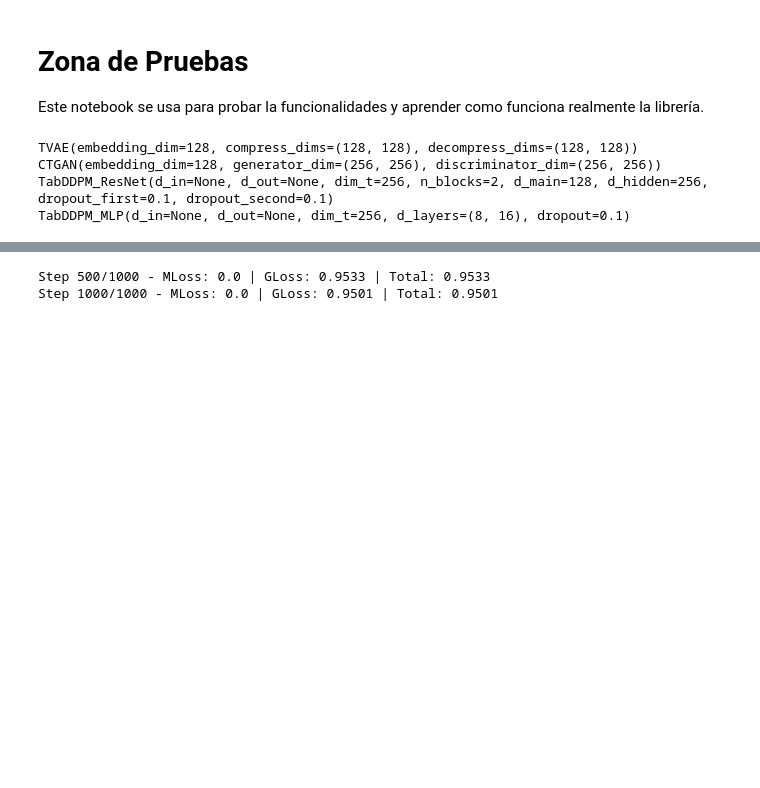
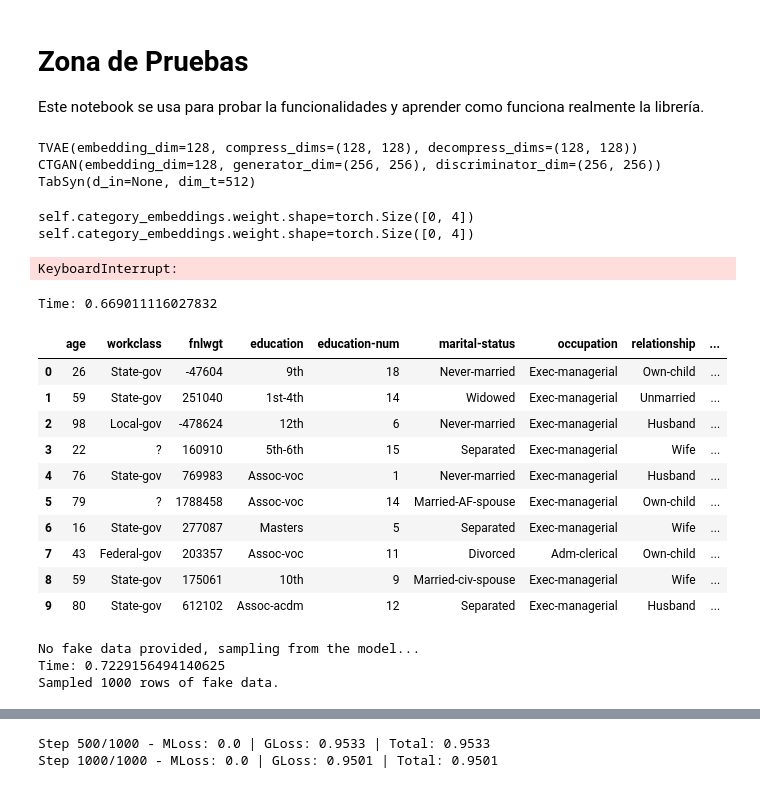
Before and after one commit to diegovelilla/TFG, a Jupyter notebook: notebook_test_diffusion.ipynb, the cells around one changed output, grey strips where cells are left out. Saved outputs shown, nothing was run; the diff lists cells and outputs as text; code cells hidden in the pictures; blank space fills up the shorter version.

```diff
--- a/notebook_test_diffusion.ipynb
+++ b/notebook_test_diffusion.ipynb
@@ -15,13 +16,13 @@ tabddpm_mlp = TabDDPM_MLP()
 # %%
 print(tvae)
 print(ctgan)
-print(tabddpm_resnet)
-print(tabddpm_mlp)
+# print(tabddpm_resnet)
+# print(tabddpm_mlp)
+print(tabsyn)
 # %% [output]
 TVAE(embedding_dim=128, compress_dims=(128, 128), decompress_dims=(128, 128))
 CTGAN(embedding_dim=128, generator_dim=(256, 256), discriminator_dim=(256, 256))
-TabDDPM_ResNet(d_in=None, d_out=None, dim_t=256, n_blocks=2, d_main=128, d_hidden=256, dropout_first=0.1, dropout_second=0.1)
-TabDDPM_MLP(d_in=None, d_out=None, dim_t=256, d_layers=(8, 16), dropout=0.1)
+TabSyn(d_in=None, dim_t=512)
 # %%
 discrete_columns = [
     'workclass',
@@ -36,3 +37,35 @@ discrete_columns = [
 ]
 epochs=1000
 verbose=True
+# %%
+tabsyn.fit(real_data, discrete_columns=discrete_columns, vae_epochs=600, diffusion_steps=500)
+# %% [output]
+self.category_embeddings.weight.shape=torch.Size([0, 4])
+self.category_embeddings.weight.shape=torch.Size([0, 4])
+KeyboardInterrupt:
+# %%
+samples = tabsyn.sample(10)
+# %% [output]
+Time: 0.669011116027832
+# %%
+samples
+# %% [output]
+|  | age | workclass | fnlwgt | education | education-num | marital-status | occupation | relationship | ... |
+| 0 | 26 | State-gov | -47604 | 9th | 18 | Never-married | Exec-managerial | Own-child | ... |
+| 1 | 59 | State-gov | 251040 | 1st-4th | 14 | Widowed | Exec-managerial | Unmarried | ... |
+| 2 | 98 | Local-gov | -478624 | 12th | 6 | Never-married | Exec-managerial | Husband | ... |
+| 3 | 22 | ? | 160910 | 5th-6th | 15 | Separated | Exec-managerial | Wife | ... |
+| 4 | 76 | State-gov | 769983 | Assoc-voc | 1 | Never-married | Exec-managerial | Husband | ... |
+| 5 | 79 | ? | 1788458 | Assoc-voc | 14 | Married-AF-spouse | Exec-managerial | Own-child | ... |
+| 6 | 16 | State-gov | 277087 | Masters | 5 | Separated | Exec-managerial | Wife | ... |
+| 7 | 43 | Federal-gov | 203357 | Assoc-voc | 11 | Divorced | Adm-clerical | Own-child | ... |
+| 8 | 59 | State-gov | 175061 | 10th | 9 | Married-civ-spouse | Exec-managerial | Wife | ... |
+| 9 | 80 | State-gov | 612102 | Assoc-acdm | 12 | Separated | Exec-managerial | Husband | ... |
+# %%
+from sklearn.linear_model import LogisticRegression
+from sklearn.naive_bayes import GaussianNB
+report = tabsyn.eval_stat(real_data, test="mahalanobis")
+# %% [output]
+No fake data provided, sampling from the model...
+Time: 0.7229156494140625
+Sampled 1000 rows of fake data.
```
Also changed, not shown: parts of 6 cells of this notebook, 29 other files.
